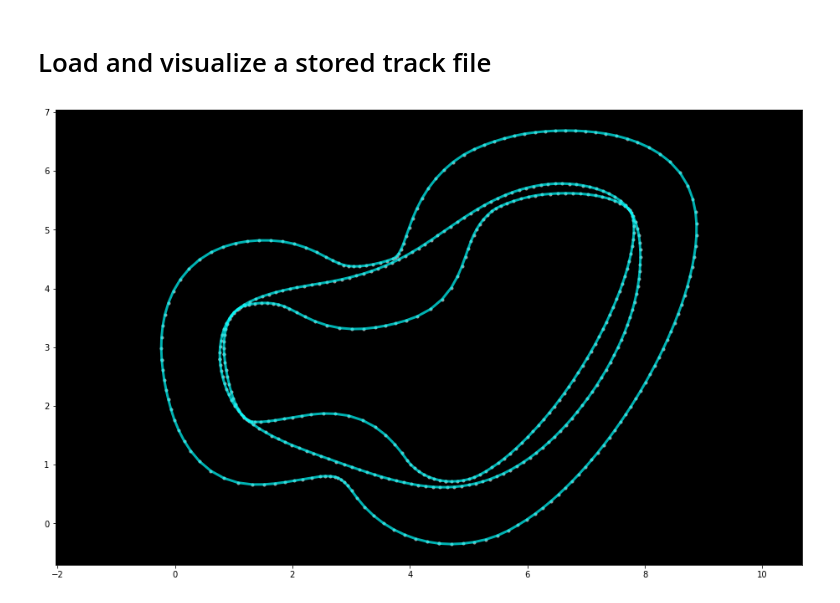
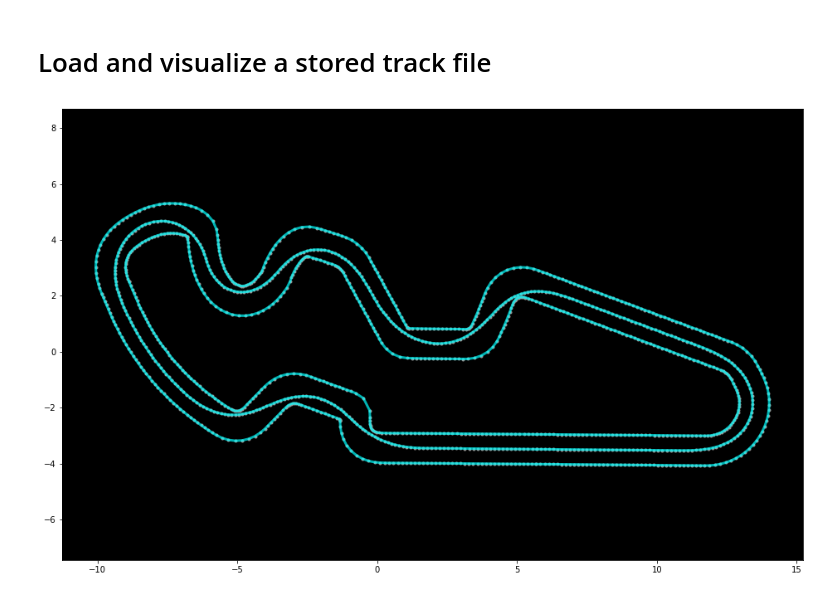
Before and after one commit to zhenghongpeng/Capstone_AWS_DeepRacer, a Jupyter notebook: Compute_Speed_And_Actions/Race-Line-Calculation.ipynb, the cells around one changed output. Drawn from its saved outputs; the diff is of its cells as text; code cells hidden in the pictures.

Commit message:
aragon

```diff
--- a/Compute_Speed_And_Actions/Race-Line-Calculation.ipynb
+++ b/Compute_Speed_And_Actions/Race-Line-Calculation.ipynb
@@ -44,7 +45,7 @@ available_track_names
  'Virtual_May19_Train_track']
 # %%
 # Replace the name here with the track to analyze
-TRACK_NAME = 'reInvent2019_track'
+TRACK_NAME = 'Aragon'
 
 # Load the center, inner, outer waypoints
 waypoints = np.load(f"{basetrack}/tracks/%s.npy" % TRACK_NAME)
@@ -303,15 +324,15 @@ FileNotFoundError: [Errno 2] No such file or directory: './racelines/reInvent201
 # %%
 from numpy import array
 
-fname = f'{basetrack}/racelines/reInvent2019_track-1500-4-2020-09-23-182250.py'
+fname = f'{basetrack}/racelines/Aragon-1500-8-2020-10-03-120017.py'
 with open(fname, "r") as file:
     deserialized = eval(file.read())
 deserialized
 fig = plt.figure(1, figsize=(16, 10))
 ax = fig.add_subplot(111, facecolor='black')
 plt.axis('equal')
 print_border(ax, deserialized, inner_border, outer_border)
 # %% [output]
-[figure, old version]
+[figure, new version]
 # %%
 /home/zpeng/code/deepracer-k1999-race-lines/racelines/reInvent2019_track-1500-4-2020-09-23-182250.py
```
Also changed, not shown: parts of 4 cells of this notebook, 6 other files.
